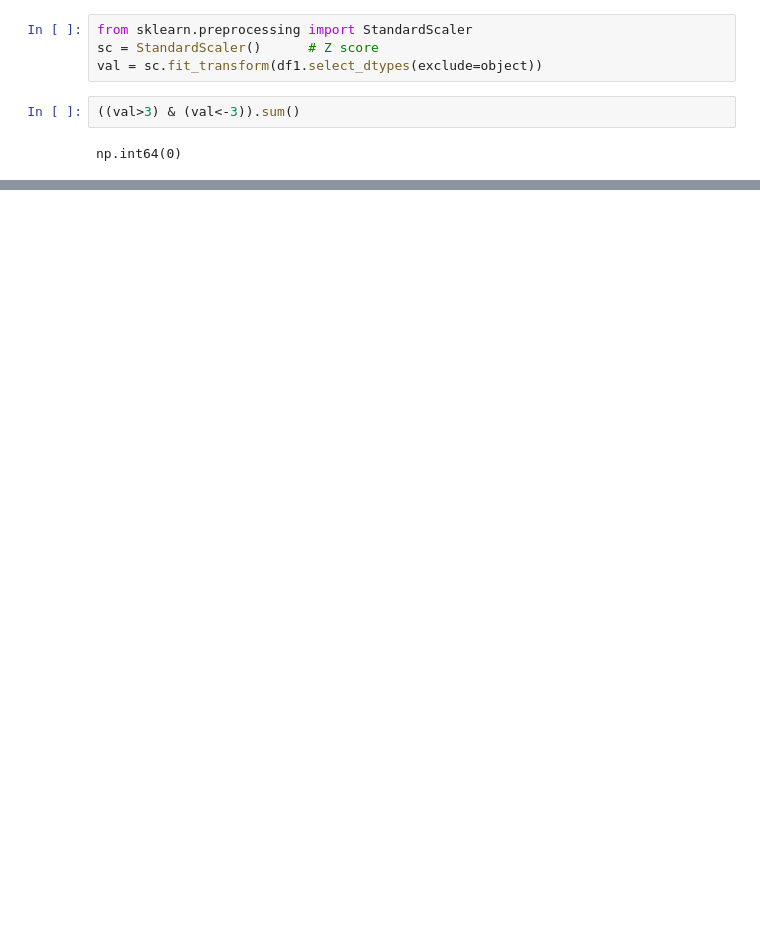
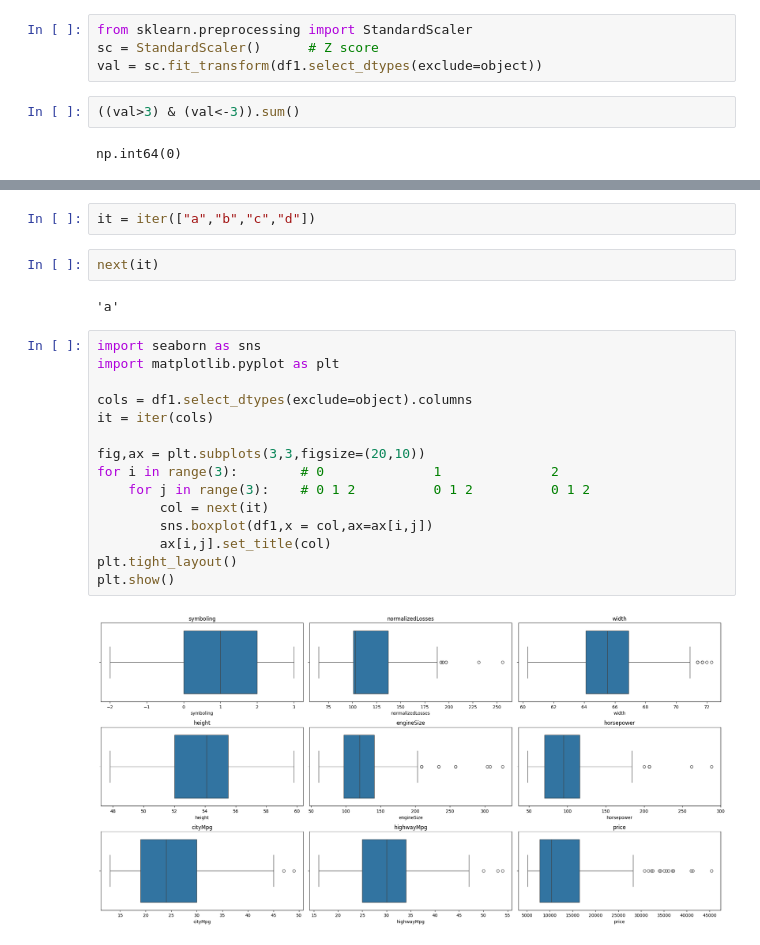
Before and after one commit to hitesh0404/Python, a Jupyter notebook: Batch337/jupyterNotebooks/EDA_Auto_mobile.ipynb, the cells around one changed output, grey strips where cells are left out. Saved outputs shown, nothing was run; the diff lists cells and outputs as text; blank space fills up the shorter version.

```diff
--- a/Batch337/jupyterNotebooks/EDA_Auto_mobile.ipynb
+++ b/Batch337/jupyterNotebooks/EDA_Auto_mobile.ipynb
@@ -445,0 +450,23 @@ np.int64(0)
+# %%
+it = iter(["a","b","c","d"])
+# %%
+next(it)
+# %% [output]
+'a'
+# %%
+import seaborn as sns
+import matplotlib.pyplot as plt
+
+cols = df1.select_dtypes(exclude=object).columns
+it = iter(cols)
+
+fig,ax = plt.subplots(3,3,figsize=(20,10))
+for i in range(3):        # 0              1              2
+    for j in range(3):    # 0 1 2          0 1 2          0 1 2
+        col = next(it)
+        sns.boxplot(df1,x = col,ax=ax[i,j])
+        ax[i,j].set_title(col)
+plt.tight_layout()
+plt.show()
+# %% [output]
+[figure, added]
```
Also changed, not shown: parts of 20 cells of this notebook, 1 other file.
